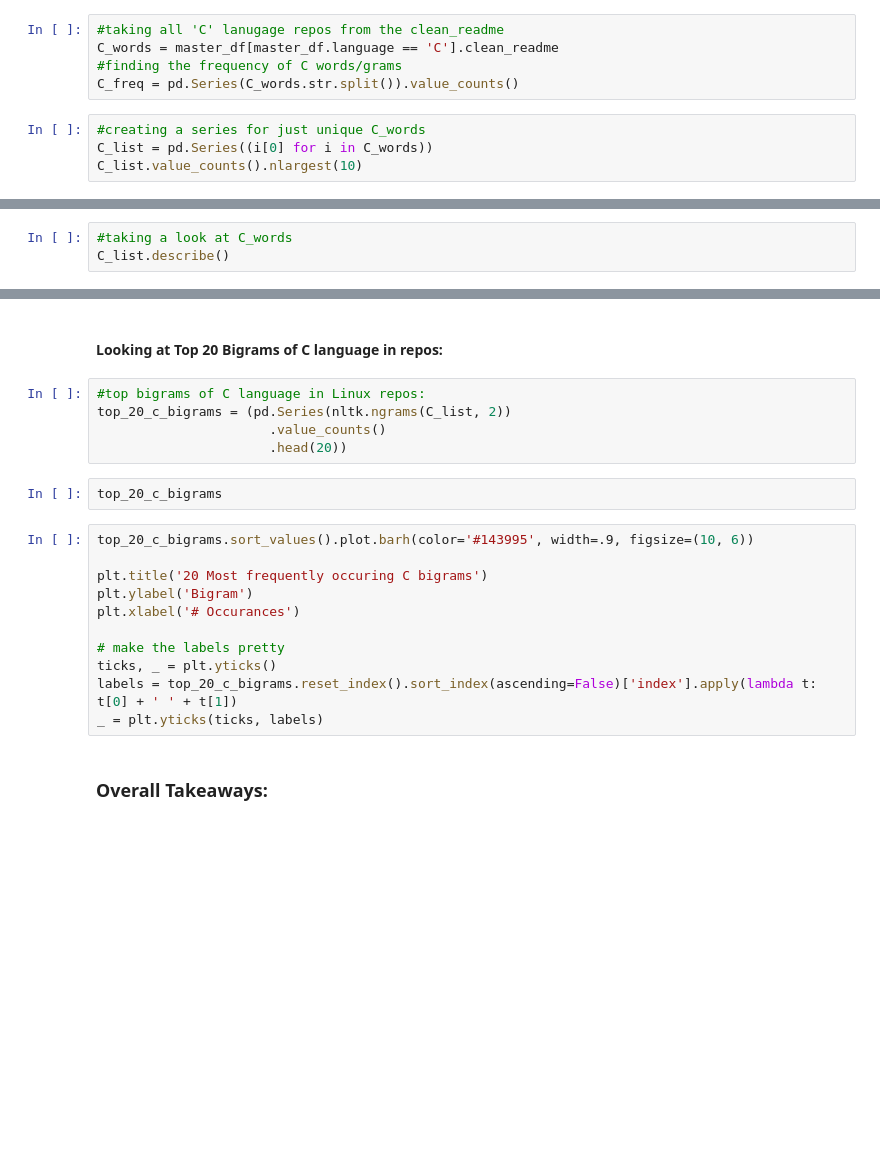
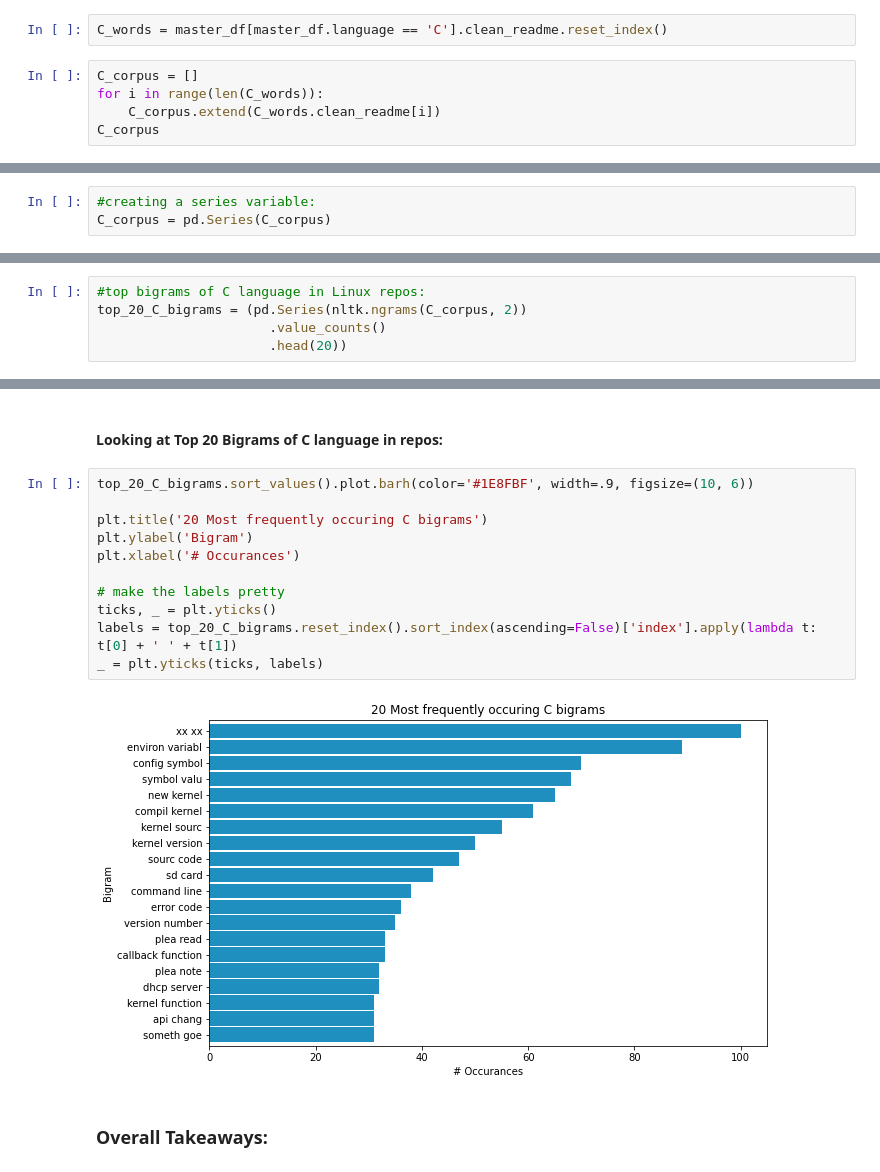
Before and after one commit to jemison-nlp-AnJeSt/github-NLP-project, a Jupyter notebook: Final_Notebook.ipynb, the cells around one changed output, grey strips where cells are left out. Saved outputs shown, nothing was run; the diff lists cells and outputs as text; blank space fills up the shorter version.

```diff
--- a/Final_Notebook.ipynb
+++ b/Final_Notebook.ipynb
@@ -396,11 +491,9 @@ _ = plt.yticks(ticks, labels)
 # %% [markdown]
 ### Top Words and Bigrams found in C:
 # %%
-#taking all 'C' lanugage repos from the clean_readme
-C_words = master_df[master_df.language == 'C'].clean_readme
-#finding the frequency of C words/grams
-C_freq = pd.Series(C_words.str.split()).value_counts()
+C_words = master_df[master_df.language == 'C'].clean_readme.reset_index()
 # %%
-#creating a series for just unique C_words
-C_list = pd.Series((i[0] for i in C_words))
-C_list.value_counts().nlargest(10)
+C_corpus = []
+for i in range(len(C_words)):
+    C_corpus.extend(C_words.clean_readme[i])
+C_corpus
@@ -407,3 +518,3 @@ C_list.value_counts().nlargest(10)
 # %%
-#taking a look at C_words
-C_list.describe()
+#creating a series variable:
+C_corpus = pd.Series(C_corpus)
@@ -409,0 +535,5 @@ C_list.describe()
+# %%
+#top bigrams of C language in Linux repos:
+top_20_C_bigrams = (pd.Series(nltk.ngrams(C_corpus, 2))
+                      .value_counts()
+                      .head(20))
@@ -410,23 +560,18 @@ C_list.describe()
 # %% [markdown]
 #### Looking at Top 20 Bigrams of C language in repos:
-# %%
-#top bigrams of C language in Linux repos:
-top_20_c_bigrams = (pd.Series(nltk.ngrams(C_list, 2))
-                      .value_counts()
-                      .head(20))
-# %%
-top_20_c_bigrams
-# %%
-top_20_c_bigrams.sort_values().plot.barh(color='#143995', width=.9, figsize=(10, 6))
-
-plt.title('20 Most frequently occuring C bigrams')
-plt.ylabel('Bigram')
-plt.xlabel('# Occurances')
-
-# make the labels pretty
-ticks, _ = plt.yticks()
-labels = top_20_c_bigrams.reset_index().sort_index(ascending=False)['index'].apply(lambda t: t[0] + ' ' + t[1])
-_ = plt.yticks(ticks, labels)
+# %%
+top_20_C_bigrams.sort_values().plot.barh(color='#1E8FBF', width=.9, figsize=(10, 6))
+
+plt.title('20 Most frequently occuring C bigrams')
+plt.ylabel('Bigram')
+plt.xlabel('# Occurances')
+
+# make the labels pretty
+ticks, _ = plt.yticks()
+labels = top_20_C_bigrams.reset_index().sort_index(ascending=False)['index'].apply(lambda t: t[0] + ' ' + t[1])
+_ = plt.yticks(ticks, labels)
+# %% [output]
+[figure, added]
 # %% [markdown]
 ### Overall Takeaways:
 # %% [markdown]
```
Also changed, not shown: parts of 37 cells of this notebook.
